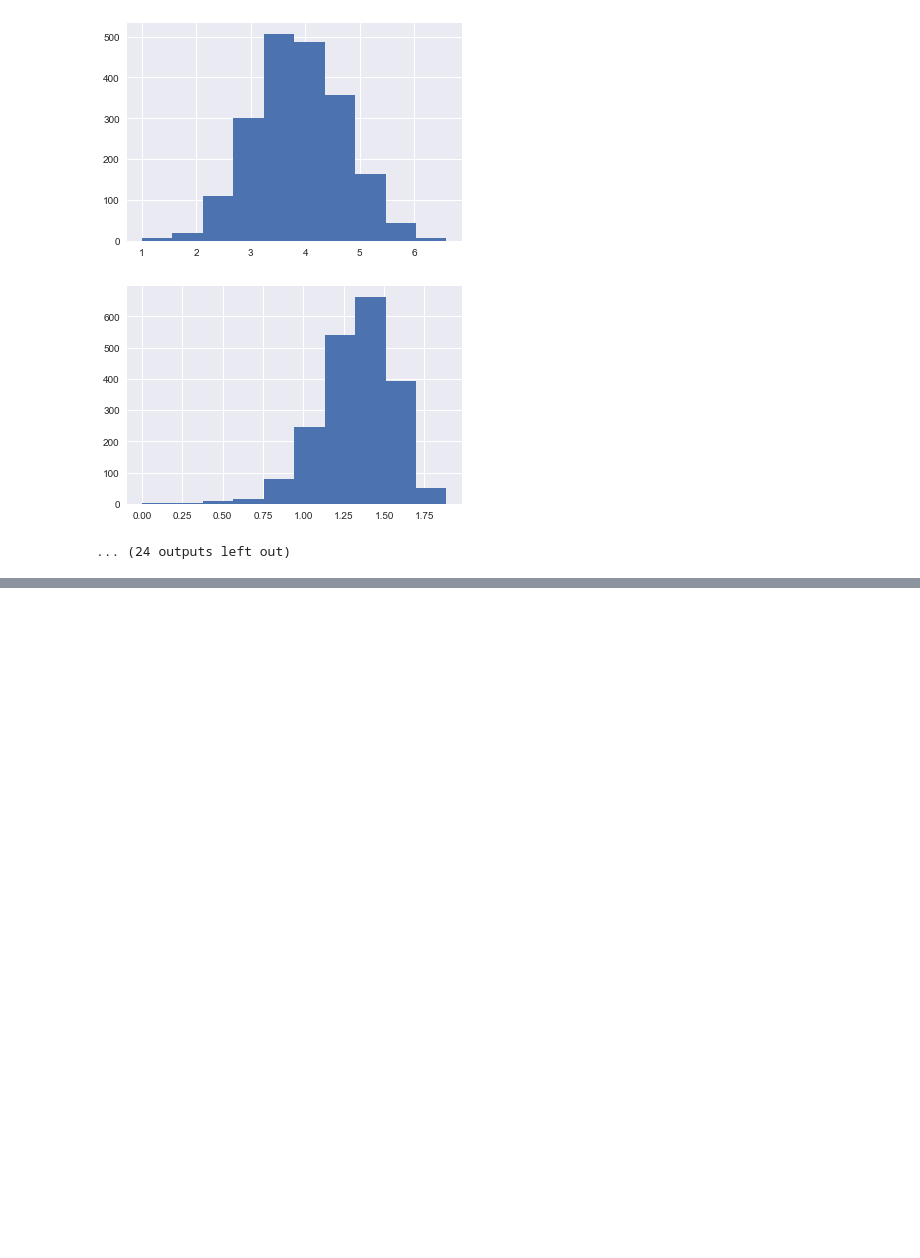
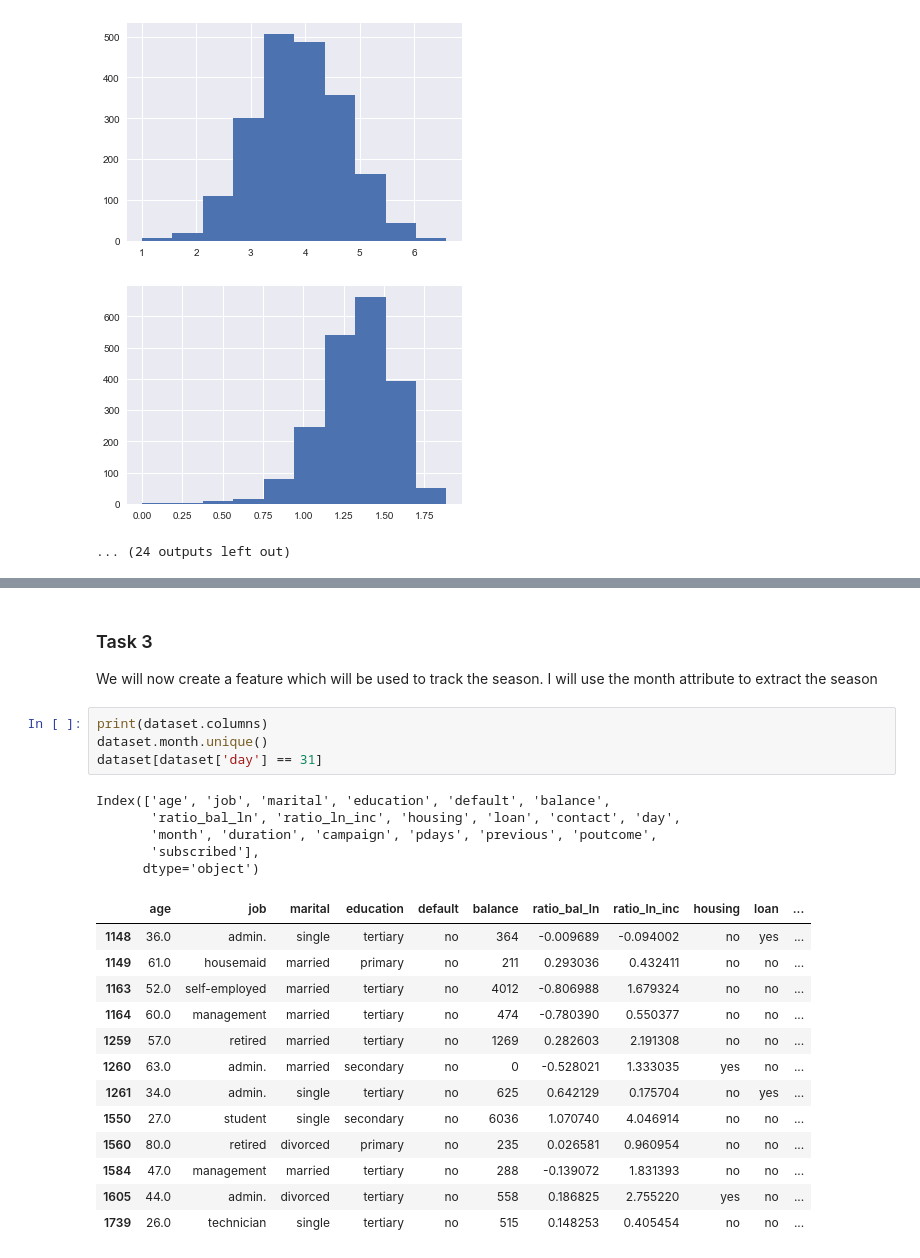
Before and after one commit to vipulpopat/MSCAI_Sem1_Etivity2, a Jupyter notebook: Etivity2.ipynb, the cells around one changed output, grey strips where cells are left out. Cells and saved outputs as stored; diff of their text form; blank space fills up the shorter version.

```diff
--- a/Etivity2.ipynb
+++ b/Etivity2.ipynb
@@ -296,0 +377,27 @@ for col in dataset.select_dtypes('number').columns:
+# %% [markdown]
+### Task 3
+
+We will now create a feature which will be used to track the season. I will use the month attribute to extract the season
+# %%
+print(dataset.columns)
+dataset.month.unique()
+dataset[dataset['day'] == 31]
+# %% [output]
+Index(['age', 'job', 'marital', 'education', 'default', 'balance',
+       'ratio_bal_ln', 'ratio_ln_inc', 'housing', 'loan', 'contact', 'day',
+       'month', 'duration', 'campaign', 'pdays', 'previous', 'poutcome',
+       'subscribed'],
+      dtype='object')
+|  | age | job | marital | education | default | balance | ratio_bal_ln | ratio_ln_inc | housing | loan | ... |
+| 1148 | 36.0 | admin. | single | tertiary | no | 364 | -0.009689 | -0.094002 | no | yes | ... |
+| 1149 | 61.0 | housemaid | married | primary | no | 211 | 0.293036 | 0.432411 | no | no | ... |
+| 1163 | 52.0 | self-employed | married | tertiary | no | 4012 | -0.806988 | 1.679324 | no | no | ... |
+| 1164 | 60.0 | management | married | tertiary | no | 474 | -0.780390 | 0.550377 | no | no | ... |
+| 1259 | 57.0 | retired | married | tertiary | no | 1269 | 0.282603 | 2.191308 | no | no | ... |
+| 1260 | 63.0 | admin. | married | secondary | no | 0 | -0.528021 | 1.333035 | yes | no | ... |
+| 1261 | 34.0 | admin. | single | tertiary | no | 625 | 0.642129 | 0.175704 | no | yes | ... |
+| 1550 | 27.0 | student | single | secondary | no | 6036 | 1.070740 | 4.046914 | no | no | ... |
+| 1560 | 80.0 | retired | divorced | primary | no | 235 | 0.026581 | 0.960954 | no | no | ... |
+| 1584 | 47.0 | management | married | tertiary | no | 288 | -0.139072 | 1.831393 | no | no | ... |
+| 1605 | 44.0 | admin. | divorced | tertiary | no | 558 | 0.186825 | 2.755220 | yes | no | ... |
+| 1739 | 26.0 | technician | single | tertiary | no | 515 | 0.148253 | 0.405454 | no | no | ... |
```
Also changed, not shown: parts of 23 cells of this notebook.
